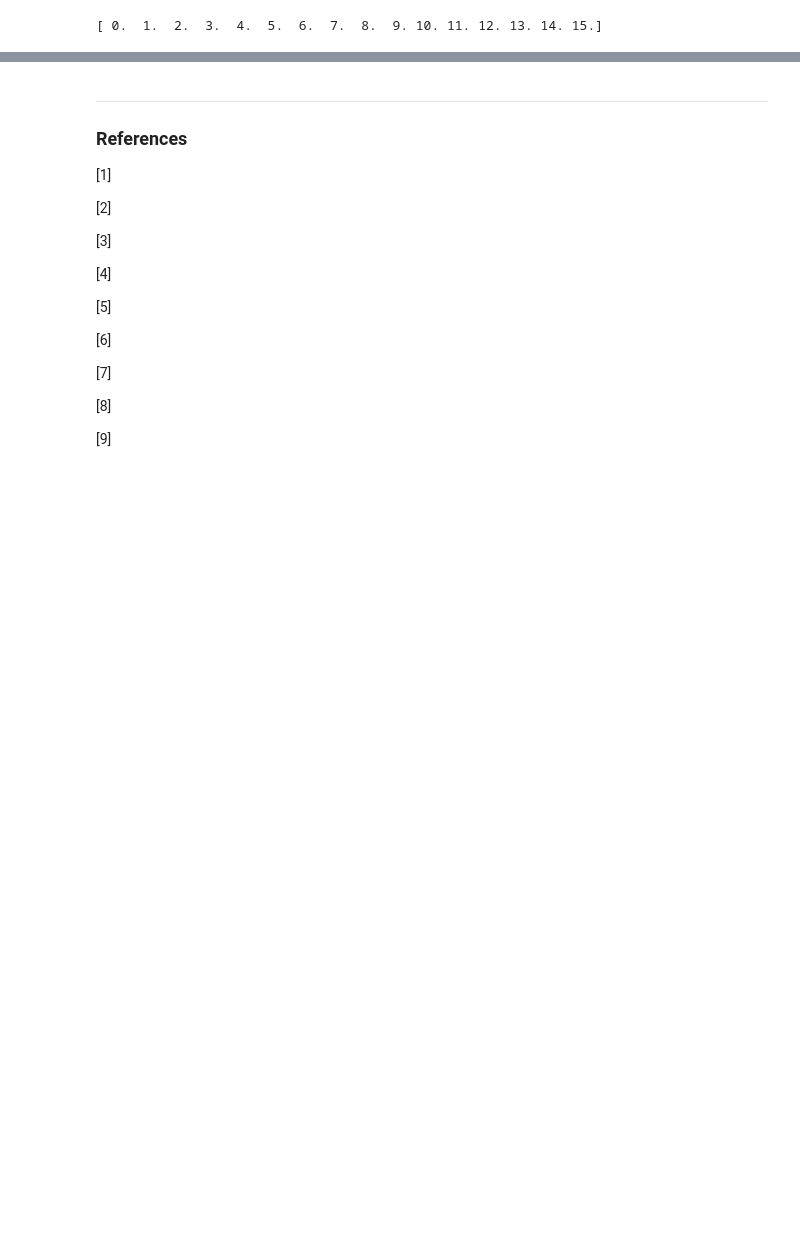
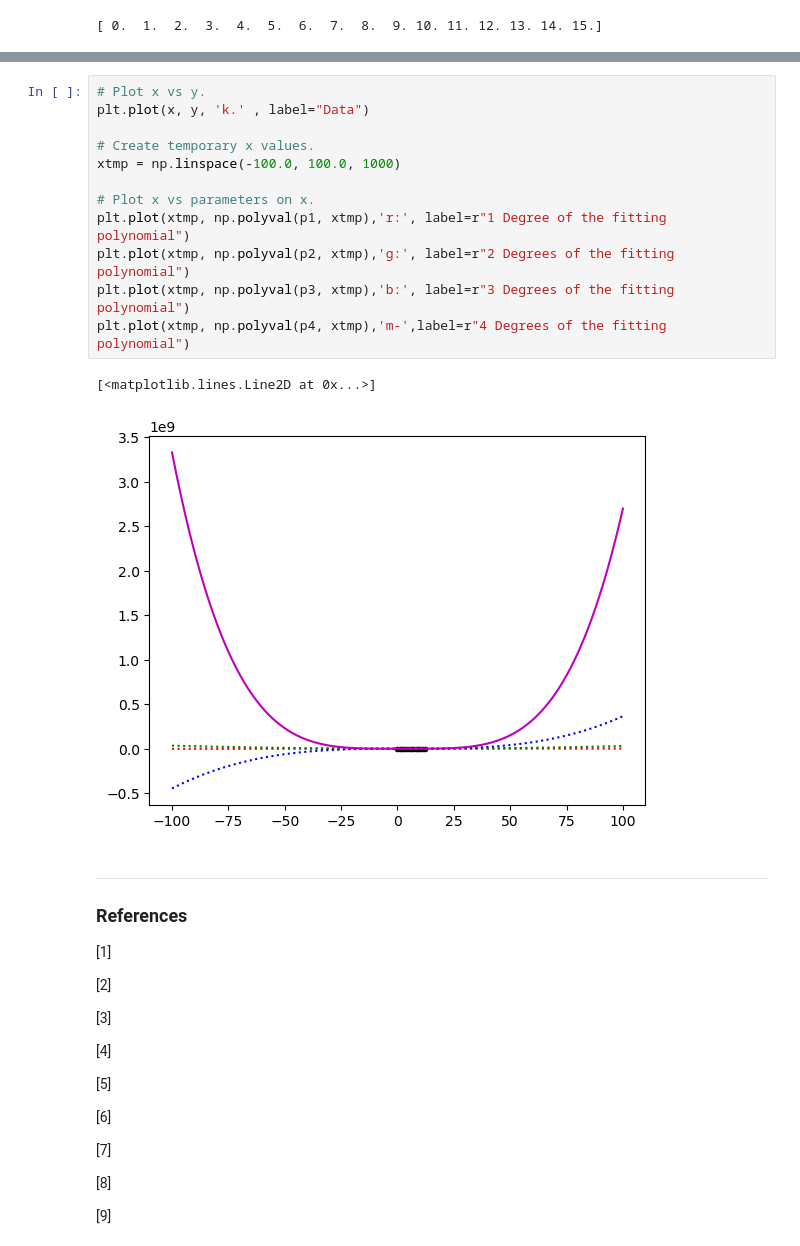
Before and after one commit to DPR-droid/2022_09_Machine_Learning_and_Statistics, a Jupyter notebook: Excercises/03_parameters_exercise.ipynb, the cells around one changed output, grey strips where cells are left out. Drawn from its saved outputs; the diff is of its cells as text; blank space fills up the shorter version.

```diff
--- a/Excercises/03_parameters_exercise.ipynb
+++ b/Excercises/03_parameters_exercise.ipynb
@@ -160,3 +170,18 @@ plt.legend()
+# %%
+# Plot x vs y.
+plt.plot(x, y, 'k.' , label="Data")
+
+# Create temporary x values.
+xtmp = np.linspace(-100.0, 100.0, 1000)
+
+# Plot x vs parameters on x.
+plt.plot(xtmp, np.polyval(p1, xtmp),'r:', label=r"1 Degree of the fitting polynomial")
+plt.plot(xtmp, np.polyval(p2, xtmp),'g:', label=r"2 Degrees of the fitting polynomial")
+plt.plot(xtmp, np.polyval(p3, xtmp),'b:', label=r"3 Degrees of the fitting polynomial")
+plt.plot(xtmp, np.polyval(p4, xtmp),'m-',label=r"4 Degrees of the fitting polynomial")
+# %% [output]
+[<matplotlib.lines.Line2D at 0x...>]
+[figure, added]
 # %% [markdown]
 <hr style="border-top: 1px solid rgb(0, 91, 94);" />
 
```
Also changed, not shown: parts of 11 cells of this notebook.
